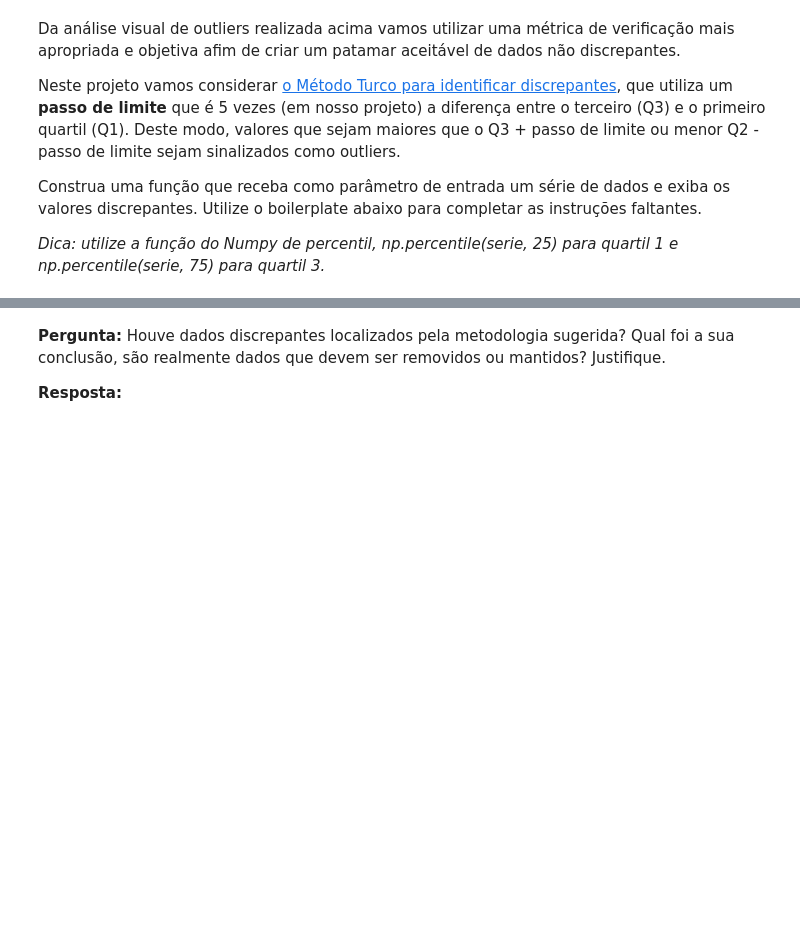
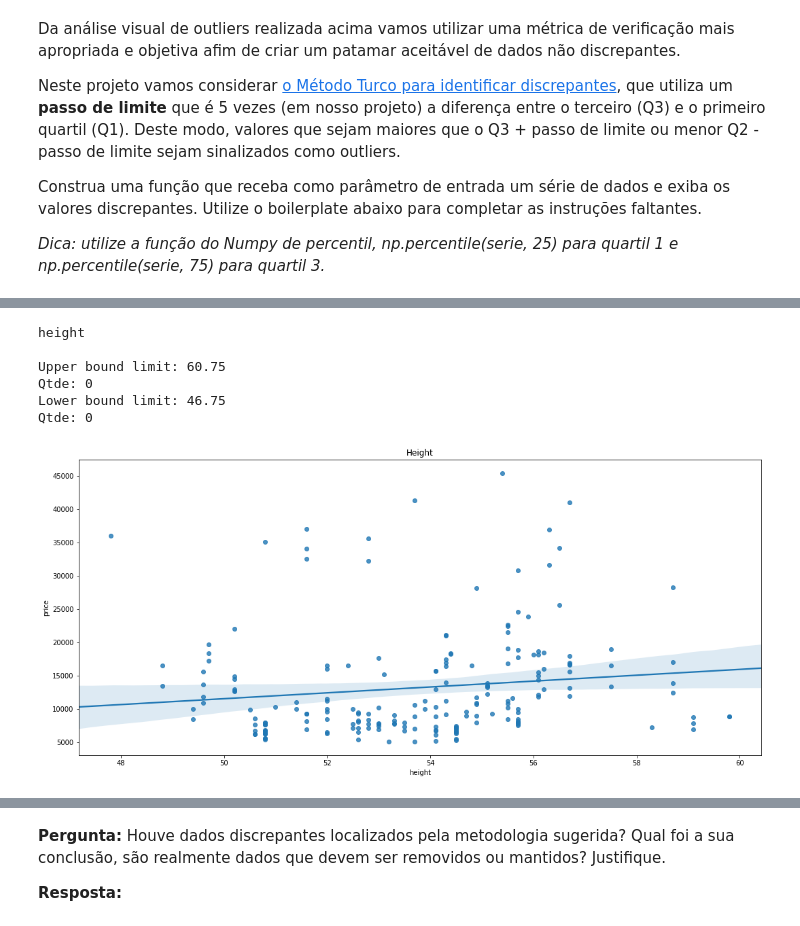
Before and after one commit to marco-bom-amigo/Trabalho-Final, a Jupyter notebook: automobile-price-prediction.ipynb, the cells around one changed output, grey strips where cells are left out. Cells and saved outputs as stored; diff of their text form; code cells hidden in the pictures; blank space fills up the shorter version.

```diff
--- a/automobile-price-prediction.ipynb
+++ b/automobile-price-prediction.ipynb
@@ -414,0 +458,10 @@ def identificacao_outlier(df, column_name):
+# %%
+identificacao_outlier(data, numeric_var[3])
+# %% [output]
+height
+
+Upper bound limit: 60.75
+Qtde: 0
+Lower bound limit: 46.75
+Qtde: 0
+[figure, added]
```
Also changed, not shown: parts of 14 cells of this notebook.
